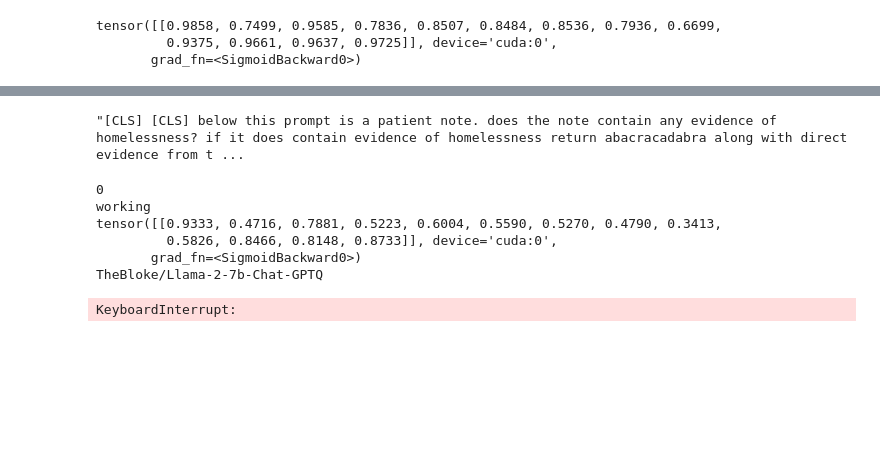
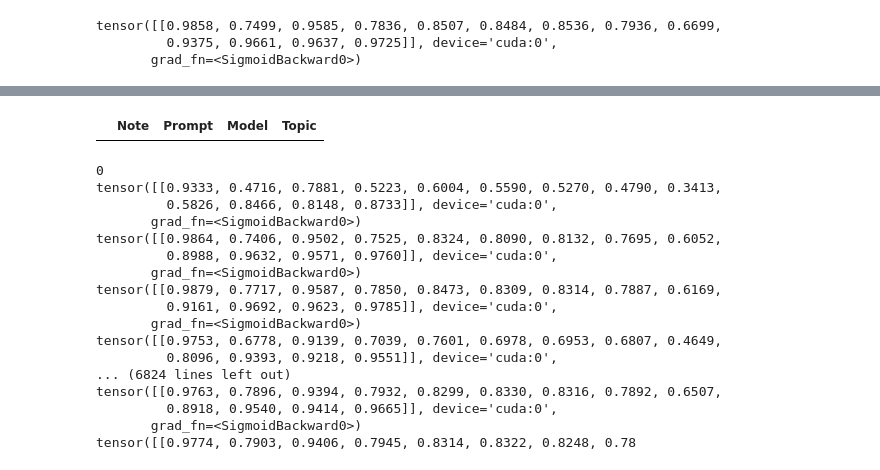
Before and after one commit to agoel33/SDOH, a Jupyter notebook: test.ipynb, the cells around one changed output, grey strips where cells are left out. Cells and saved outputs as stored; diff of their text form; code cells hidden in the pictures; blank space fills up the shorter version.

```diff
--- a/test.ipynb
+++ b/test.ipynb
@@ -112,10 +116,6 @@ Yet, within the fragile shell of homelessness, resilience persists. There's a si
 The journey of the homeless is not just a physical one; it is a profound exploration of the human spirit. Faces weathered by hardship tell stories of shattered dreams and unforeseen circumstances. The stigma that often shadows the homeless fails to capture the complexity of their narratives—the missed opportunities, the fractured relationships, and the societal structures that let them slip through the cracks.
 
 In the struggle for visibility, there exists an indomitable will to be seen, acknowledged, and understood. Despite the adversity, there is a shared humanity that transcends the labels imposed by circumstance. Every step taken on the unforgiving pavement is a testament to the endurance of the human spirit—a spirit that yearns for compassion, empathy, and the chance to rewrite the chapters of a life left unguarded.'''
-# %%
-tokenizer.decode(tokenizer.encode(words))
-# %% [output]
-"[CLS] [CLS] below this prompt is a patient note. does the note contain any evidence of homelessness? if it does contain evidence of homelessness return abacracadabra along with direct evidence from t ...
 # %%
 def truncate_prompt(text, prompt, tokenizer, num_tokens):
     prompt_tokens = len(tokenizer.encode(prompt))
@@ -146,28 +146,39 @@ from nltk.tokenize import sent_tokenize
 # %%
 file_path = 'discharge_with_social_final.csv'
 df = pd.read_csv(file_path)
+# %%
+df_homeless = pd.DataFrame(columns=["Note", "Prompt", "Model", "Topic"])
+# %%
+df_homeless
+# %% [output]
+|  | Note | Prompt | Model | Topic |
 # %%
-df_homeless = pd.DataFrame(columns=["Note", "Prompt", "Output", "Model"])
-for i in range(1):
+for i in range(50):
   print(i)
   entry = df.loc[i]['text']
   sentences = sent_tokenize(entry)
   for sentence in sentences:
-    print("working")
-    truncated_sentences = truncate_prompt(sentence, prompt_1, tokenizer, 512)
+    truncated_sentences = truncate_prompt(sentence, prompt_1, tokenizer, 508)
     for truncated_text in truncated_sentences:
       sequence_to_classify = f"NOTE {i} " + prompt_1 + truncated_text
       name = run_router(sequence_to_classify)
-      print(name)
-      classifier = pipeline("text-generation", model= str(name),
-                          device_map= "auto")
-      output = classifier(sequence_to_classify)
-      print(output)
+      data_to_add = {"Note": f"Note {i}", "Prompt": sequence_to_classify, "Topic": "Homelessness", "Model": name}
+      df_homeless = pd.concat([df_homeless, pd.DataFrame(data_to_add, index = [0])], ignore_index=True)
 # %% [output]
 0
-working
 tensor([[0.9333, 0.4716, 0.7881, 0.5223, 0.6004, 0.5590, 0.5270, 0.4790, 0.3413,
          0.5826, 0.8466, 0.8148, 0.8733]], device='cuda:0',
        grad_fn=<SigmoidBackward0>)
-TheBloke/Llama-2-7b-Chat-GPTQ
+tensor([[0.9864, 0.7406, 0.9502, 0.7525, 0.8324, 0.8090, 0.8132, 0.7695, 0.6052,
+         0.8988, 0.9632, 0.9571, 0.9760]], device='cuda:0',
+       grad_fn=<SigmoidBackward0>)
+tensor([[0.9879, 0.7717, 0.9587, 0.7850, 0.8473, 0.8309, 0.8314, 0.7887, 0.6169,
+         0.9161, 0.9692, 0.9623, 0.9785]], device='cuda:0',
+       grad_fn=<SigmoidBackward0>)
+tensor([[0.9753, 0.6778, 0.9139, 0.7039, 0.7601, 0.6978, 0.6953, 0.6807, 0.4649,
+         0.8096, 0.9393, 0.9218, 0.9551]], device='cuda:0',
+... (6824 lines left out)
+tensor([[0.9763, 0.7896, 0.9394, 0.7932, 0.8299, 0.8330, 0.8316, 0.7892, 0.6507,
+         0.8918, 0.9540, 0.9414, 0.9665]], device='cuda:0',
+       grad_fn=<SigmoidBackward0>)
+tensor([[0.9774, 0.7903, 0.9406, 0.7945, 0.8314, 0.8322, 0.8248, 0.78
-KeyboardInterrupt:
```
Also changed, not shown: parts of 4 cells of this notebook, 1 other file.
